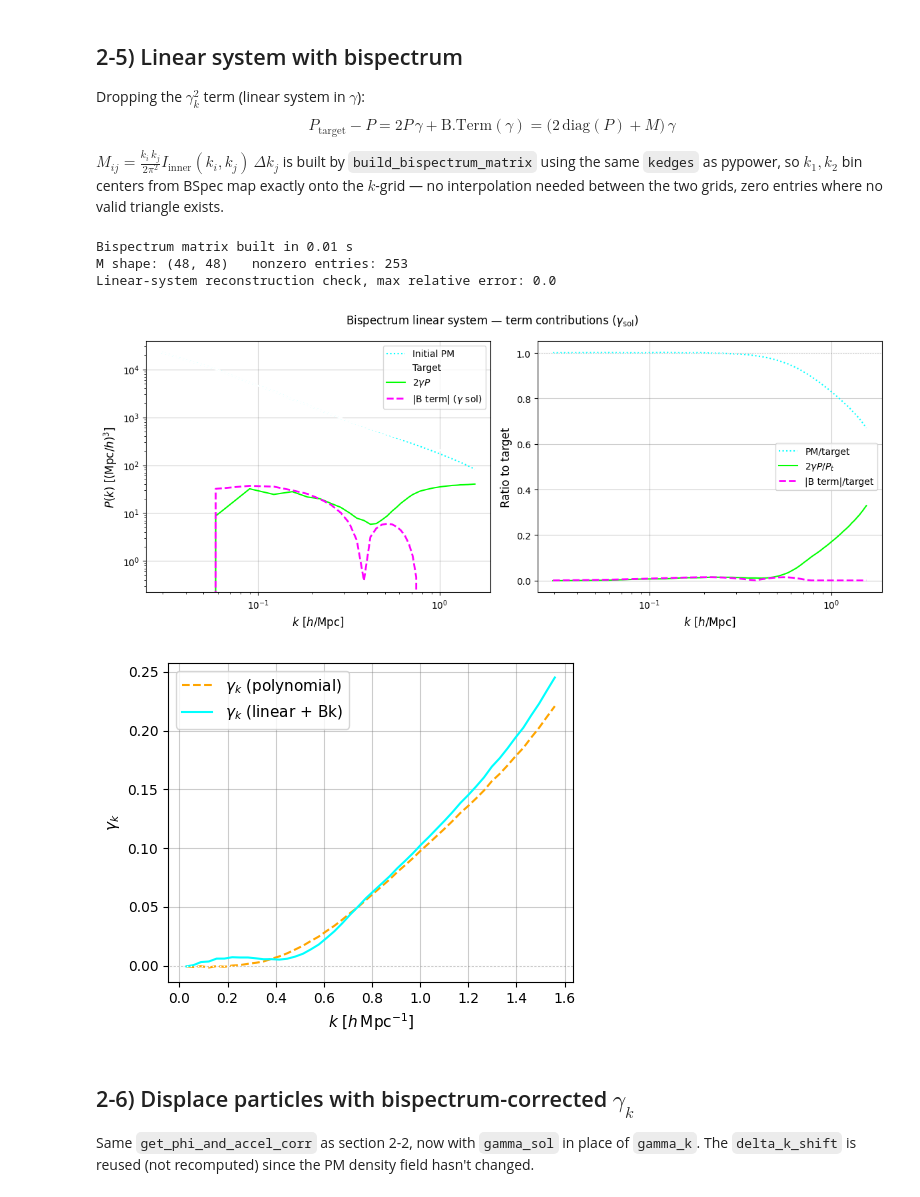
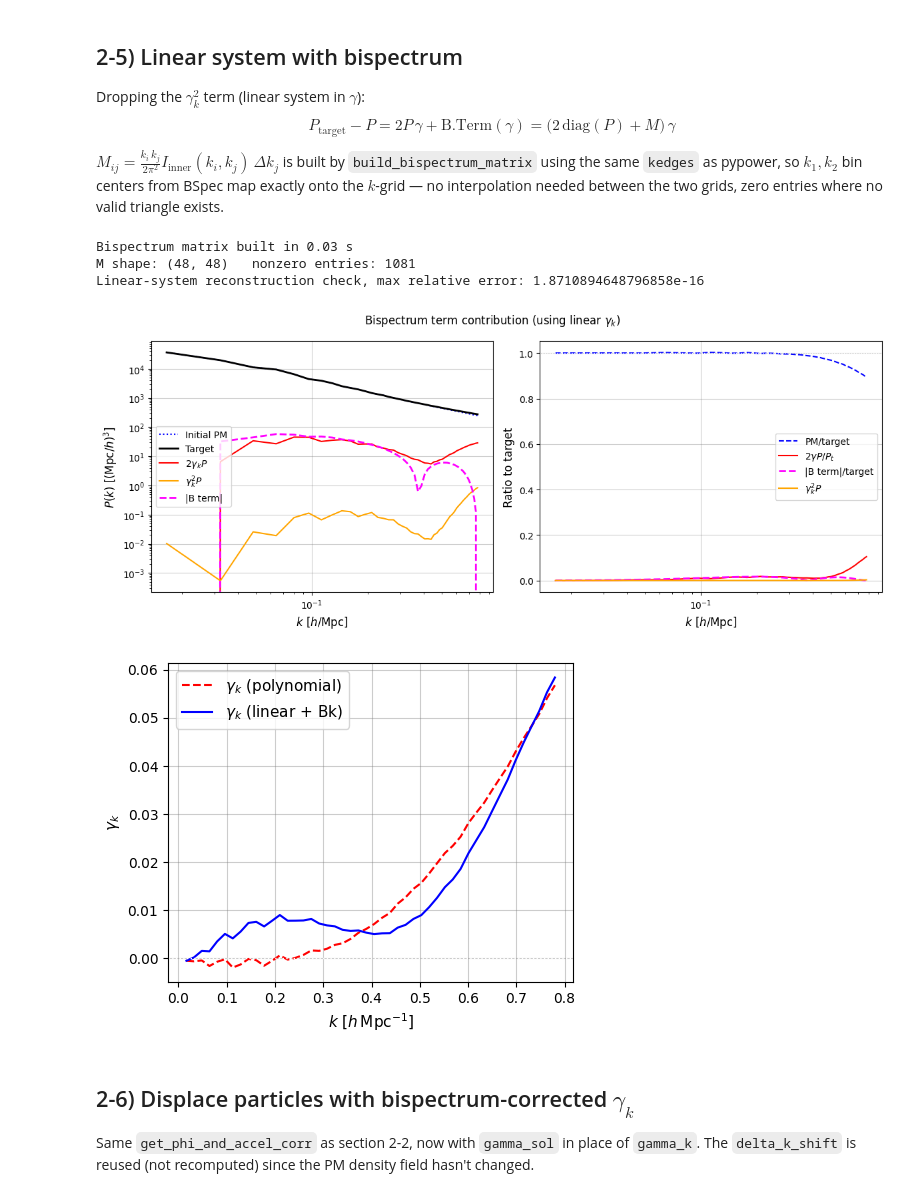
Before and after one commit to anirbanbairagi/Power-Spectrum-Change-Under-Gradient-Perturbation, a Jupyter notebook: DM_corr_case_only_fastpm.ipynb, the cells around one changed output. Cells and saved outputs as stored; diff of their text form; code cells hidden in the pictures.

```diff
--- a/DM_corr_case_only_fastpm.ipynb
+++ b/DM_corr_case_only_fastpm.ipynb
@@ -401,7 +401,7 @@ params = ["Omega_m", "Omega_b", "h", "n_s", "sigma_8"]
 #cosmology = {"sigma_8": 0.834, "n_s": 0.9624, "h": 0.671,
 #             "Omega_b": 0.049, "Omega_m": 0.3175}
 # %%
-grid    = 512
+grid    = 256
 BoxSize = 1000.0   # overwritten from header below
 MAS     = 'CIC'
 redshift      = 0.5
@@ -878,40 +874,42 @@ P_reconstructed = Pk_pm_k + 2*gamma_sol*Pk_pm_k + B_term_sol
 print("Linear-system reconstruction check, max relative error:",
       np.max(np.abs(P_reconstructed - Pk_nb_k)/Pk_nb_k))
 # %% [output]
-Bispectrum matrix built in 0.01 s
-M shape: (48, 48)   nonzero entries: 253
-Linear-system reconstruction check, max relative error: 0.0
+Bispectrum matrix built in 0.03 s
+M shape: (48, 48)   nonzero entries: 1081
+Linear-system reconstruction check, max relative error: 1.8710894648796858e-16
 # %%
 fig, axes = plt.subplots(ncols=2, figsize=(12, 5))
 ax1, ax2 = axes
 
-ax1.plot(k, Pk_pm_k,         label="Initial PM",       color="cyan",    ls="dotted", lw=1.5)
-ax1.plot(k, Pk_nb_k,         label="Target",            color="white",   lw=2)
-ax1.plot(k, 2*gamma_sol*Pk_pm_k, label=r"$2\gamma P$", color="lime",    lw=1.5)
-ax1.plot(k, np.abs(B_term_sol),  label=r"|B term| ($\gamma$ sol)", color="magenta", ls="--", lw=2)
+ax1.plot(k, Pk_pm_k,         label="Initial PM",       color="blue",    ls="dotted", lw=1.5)
+ax1.plot(k, Pk_nb_k,         label="Target",            color="black",   lw=2)
+ax1.plot(k, 2*gamma_sol*Pk_pm_k, label=r"$2\gamma_k P$", color="red",    lw=1.5)
+ax1.plot(k, gamma_sol**2 *Pk_pm_k, label=r"$\gamma_k^2 P$", color="orange",    lw=1.5)
+ax1.plot(k, np.abs(B_term_sol),  label=r"|B term|", color="magenta", ls="--", lw=2)
 ax1.set_xscale("log"); ax1.set_yscale("log")
 ax1.set_xlabel(r"$k\ [h/\mathrm{Mpc}]$", fontsize=12)
 ax1.set_ylabel(r"$P(k)\ [(\mathrm{Mpc}/h)^3]$", fontsize=12)
 ax1.legend(fontsize=10); ax1.grid(color="grey", alpha=0.4)
 
-ax2.plot(k, Pk_pm_k/Pk_nb_k,             color="cyan",    ls="dotted", lw=1.5, label="PM/target")
-ax2.plot(k, 2*gamma_sol*Pk_pm_k/Pk_nb_k, color="lime",    lw=1.5, label=r"$2\gamma P/P_t$")
+ax2.plot(k, Pk_pm_k/Pk_nb_k,             color="blue",    ls="--", lw=1.5, label="PM/target")
+ax2.plot(k, 2*gamma_sol*Pk_pm_k/Pk_nb_k, color="red",    lw=1.5, label=r"$2\gamma P/P_t$")
 ax2.plot(k, np.abs(B_term_sol)/Pk_nb_k,  color="magenta", ls="--", lw=2, label="|B term|/target")
+ax2.plot(k, gamma_sol**2 *Pk_pm_k/Pk_nb_k, label=r"$\gamma_k^2 P$", color="orange",    lw=1.5)
 ax2.axhline(1.0, color="white", lw=1, ls=":")
 ax2.set_xscale("log")
 ax2.set_xlabel(r"$k\ [h/\mathrm{Mpc}]$", fontsize=12)
 ax2.set_ylabel("Ratio to target", fontsize=12)
 ax2.legend(fontsize=10); ax2.grid(color="grey", alpha=0.4)
 
-plt.suptitle(r"Bispectrum linear system — term contributions ($\gamma_\mathrm{sol}$)")
+plt.suptitle("Bispectrum term contribution (using linear $\\gamma_k$)")
 plt.tight_layout()
-plt.savefig(os.path.join(figroot, "Bk_linear_terms.pdf"), bbox_inches="tight")
+plt.savefig(os.path.join(figroot, "Bk_linear_terms_%s.pdf"%suffix), bbox_inches="tight")
 # %% [output]
-[figure, old version]
+[figure, new version]
 # %%
 fig, ax = plt.subplots(figsize=(5, 4))
-ax.plot(k, gamma_k,    label=r"$\gamma_k$ (polynomial)", color="orange", ls="--")
-ax.plot(k, gamma_sol,  label=r"$\gamma_k$ (linear + Bk)", color="cyan")
+ax.plot(k, gamma_k,    label=r"$\gamma_k$ (polynomial)", color="red", ls="--")
+ax.plot(k, gamma_sol,  label=r"$\gamma_k$ (linear + Bk)", color="blue")
 ax.axhline(0, color="white", lw=1, ls=":")
 ax.set_xlabel(r"$k\ [h\,\mathrm{Mpc}^{-1}]$", fontsize=11)
 ax.set_ylabel(r"$\gamma_k$", fontsize=11)
@@ -919,7 +917,7 @@ ax.legend(fontsize=11); ax.grid(color="grey", alpha=0.4)
 plt.tight_layout()
 plt.savefig(os.path.join(figroot, "gammak_comparison.pdf"), bbox_inches="tight")
 # %% [output]
-[figure, old version]
+[figure, new version]
 # %% [markdown]
 ## 2-6) Displace particles with bispectrum-corrected $\gamma_k$
 
```
Also changed, not shown: parts of 18 cells of this notebook, 2 other files.
